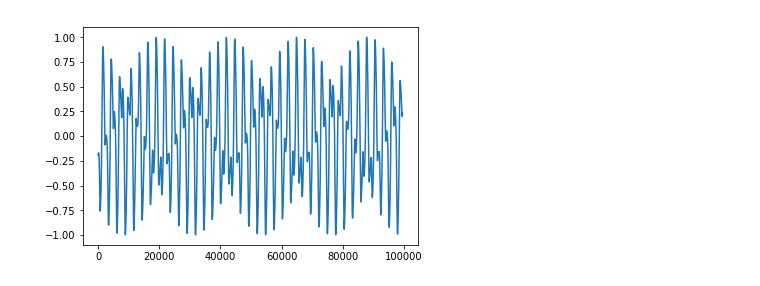
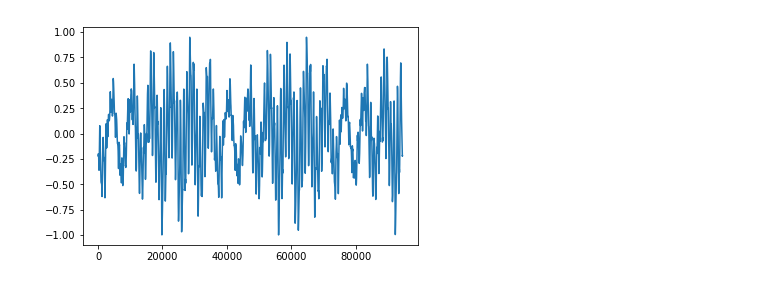
Before and after one commit to dshemetov/OscillatorSonification, a Jupyter notebook: OscillatorSonification.ipynb, the cells around one changed output. Cells and saved outputs as stored; diff of their text form; code cells hidden in the pictures.

```diff
--- a/OscillatorSonification.ipynb
+++ b/OscillatorSonification.ipynb
@@ -21,0 +8,25 @@ plt.plot(np.fft.fft(test_wave))
+# %%
+def clip_data_smooth(y, eps = 1e-3):
+    """
+    creates a version of y that should look approximately continuous/smooth if looped back-to-back with itself.
+    for making a signal that should turn into a nice .wav file without a click
+
+    INPUT:
+        y = one-dimensional array
+        eps = tolerance with which to match value + derivative
+
+    OUTPUT:
+        yloop = y with initial portion trimmed off so as to be nice
+    """
+    ytarget = y[-1]
+    yptarget = y[-1] - y[-2]
+    yp = y[1:] - y[:-1]
+    i = min(np.where(np.abs(y[1:] - ytarget) + np.abs(yp - yptarget) < eps)[0])
+    return y[i:]
+
+def get_weighted_sum(weights, z):
+    return np.dot( np.arange(15)/15., z.astype(np.float32) )
+# %%
+directory = "data/"
+print(os.listdir(directory))
+print(len(os.listdir(directory)))
@@ -21,0 +36,7 @@ plt.plot(np.fft.fft(test_wave))
+# %%
+file_num = 1 # remember to start counting at 0
+file_name = os.listdir(directory)[file_num]
+
+# open the mat file
+M = sio.loadmat(directory + file_name, squeeze_me = True)
+z = M['z']
@@ -22,9 +52,11 @@ plt.plot(np.fft.fft(test_wave))
 # %%
-test_wave2 = np.sum(z[:,500:].astype(np.float32),axis=0)
-test_wave2 /= max(abs(test_wave2))
-plt.plot(test_wave2)
-test_wave2_copied = np.hstack([ test_wave2 for i in range(10) ])
+all_oscillator_data_reals = np.sum(z.real,axis=0)
+all_oscillator_data_reals /= max(abs(all_oscillator_data_reals))
+all_oscillator_data_reals = clip_data_smooth(all_oscillator_data_reals)
+plt.plot(all_oscillator_data_reals)
+
+all_oscillator_data_reals_copied = np.hstack([ all_oscillator_data_reals for i in range(10) ])
 # Write the data to 'newname.wav'
-swv.write('newname1.wav', 44100*4, test_wave2_copied)
+swv.write('all_oscillator_file' + str(file_num) + '.wav', 44100*4, all_oscillator_data_reals_copied)
 # %% [output]
-[figure, old version]
+[figure, new version]
```
Also changed, not shown: parts of 6 cells of this notebook, 8 other files.
